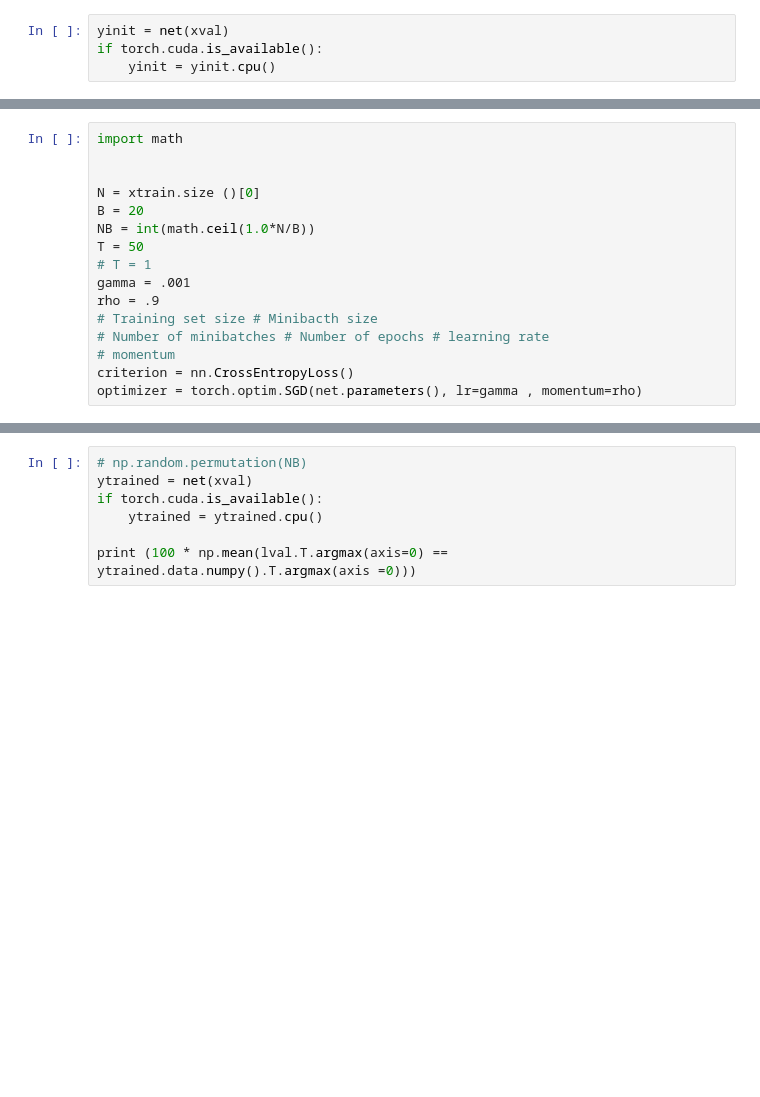
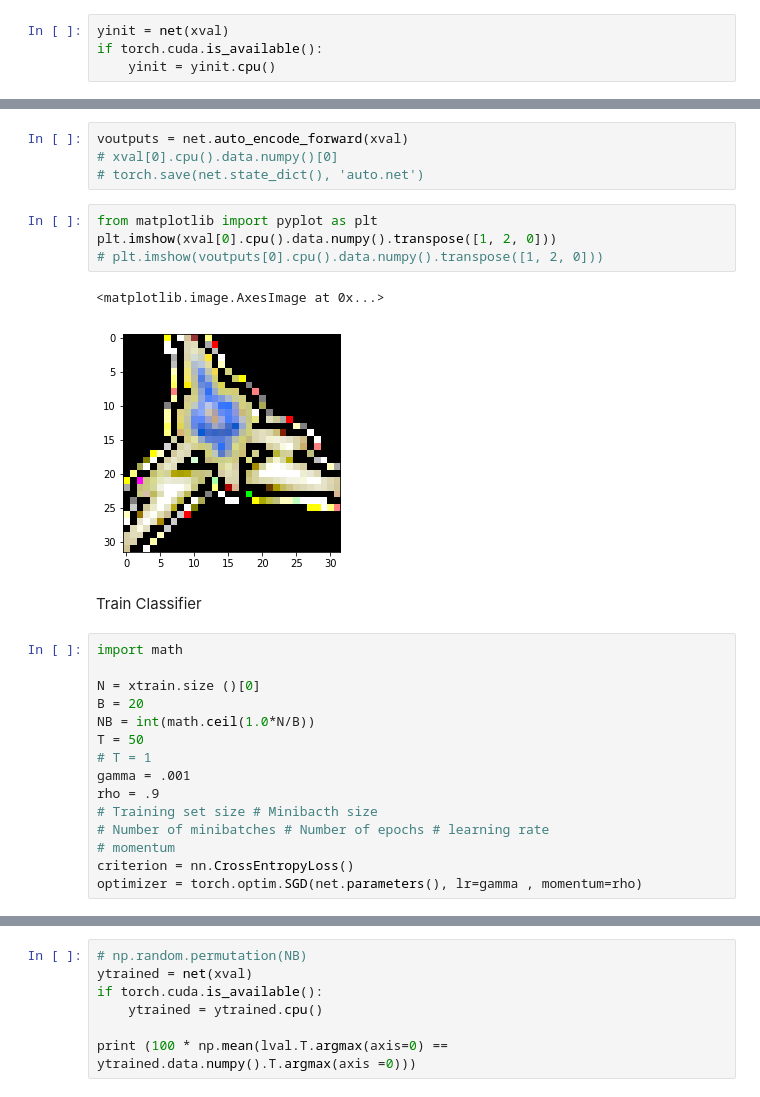
Before and after one commit to ppallal/pokemon, a Jupyter notebook: Project.ipynb, the cells around one changed output, grey strips where cells are left out. Cells and saved outputs as stored; diff of their text form; blank space fills up the shorter version.

```diff
--- a/Project.ipynb
+++ b/Project.ipynb
@@ -127,6 +253,18 @@ print (100 * np.mean(lval.cpu().data.numpy().T.argmax(axis=0) == yinit.data.nump
+# %%
+voutputs = net.auto_encode_forward(xval)
+# xval[0].cpu().data.numpy()[0]
+# torch.save(net.state_dict(), 'auto.net')
+# %%
+from matplotlib import pyplot as plt
+plt.imshow(xval[0].cpu().data.numpy().transpose([1, 2, 0]))
+# plt.imshow(voutputs[0].cpu().data.numpy().transpose([1, 2, 0]))
+# %% [output]
+<matplotlib.image.AxesImage at 0x...>
+[figure, added]
+# %% [markdown]
+Train Classifier
 # %%
 import math
-
 
 N = xtrain.size ()[0]
 B = 20
```
Also changed, not shown: parts of 14 cells of this notebook, 2 other files.
